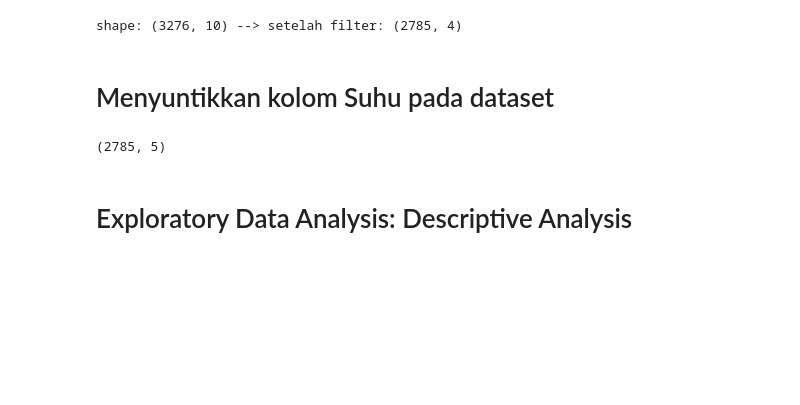
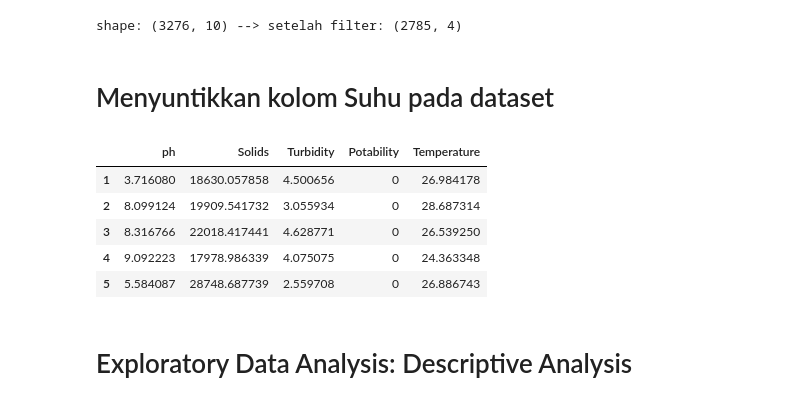
Before and after one commit to Anodeluxe/capstone-e-08-2026, a Jupyter notebook: backend/app/ml/data_generator.ipynb, the cells around one changed output. Drawn from its saved outputs; the diff is of its cells as text; code cells hidden in the pictures; blank space fills up the shorter version.

```diff
--- a/backend/app/ml/data_generator.ipynb
+++ b/backend/app/ml/data_generator.ipynb
@@ -19,12 +19,16 @@ shape: (3276, 10) --> setelah filter: (2785, 4)
 # %%
 # Simulasi suhu air toren di Indonesia (berkisar antara 24°C hingga 32°C)
 # Kita tambahkan sedikit variasi acak (noise)
 total_rows = len(df_filtered)
 df_filtered['Temperature'] = np.random.uniform(24.0, 32.0, size=total_rows)
 df_filtered.head()
-df_filtered.shape
 # %% [output]
-(2785, 5)
+|  | ph | Solids | Turbidity | Potability | Temperature |
+| 1 | 3.716080 | 18630.057858 | 4.500656 | 0 | 26.984178 |
+| 2 | 8.099124 | 19909.541732 | 3.055934 | 0 | 28.687314 |
+| 3 | 8.316766 | 22018.417441 | 4.628771 | 0 | 26.539250 |
+| 4 | 9.092223 | 17978.986339 | 4.075075 | 0 | 24.363348 |
+| 5 | 5.584087 | 28748.687739 | 2.559708 | 0 | 26.886743 |
 # %% [markdown]
 # Exploratory Data Analysis: Descriptive Analysis
 # %% [markdown]
```
Also changed, not shown: parts of 7 cells of this notebook, 9 other files.
